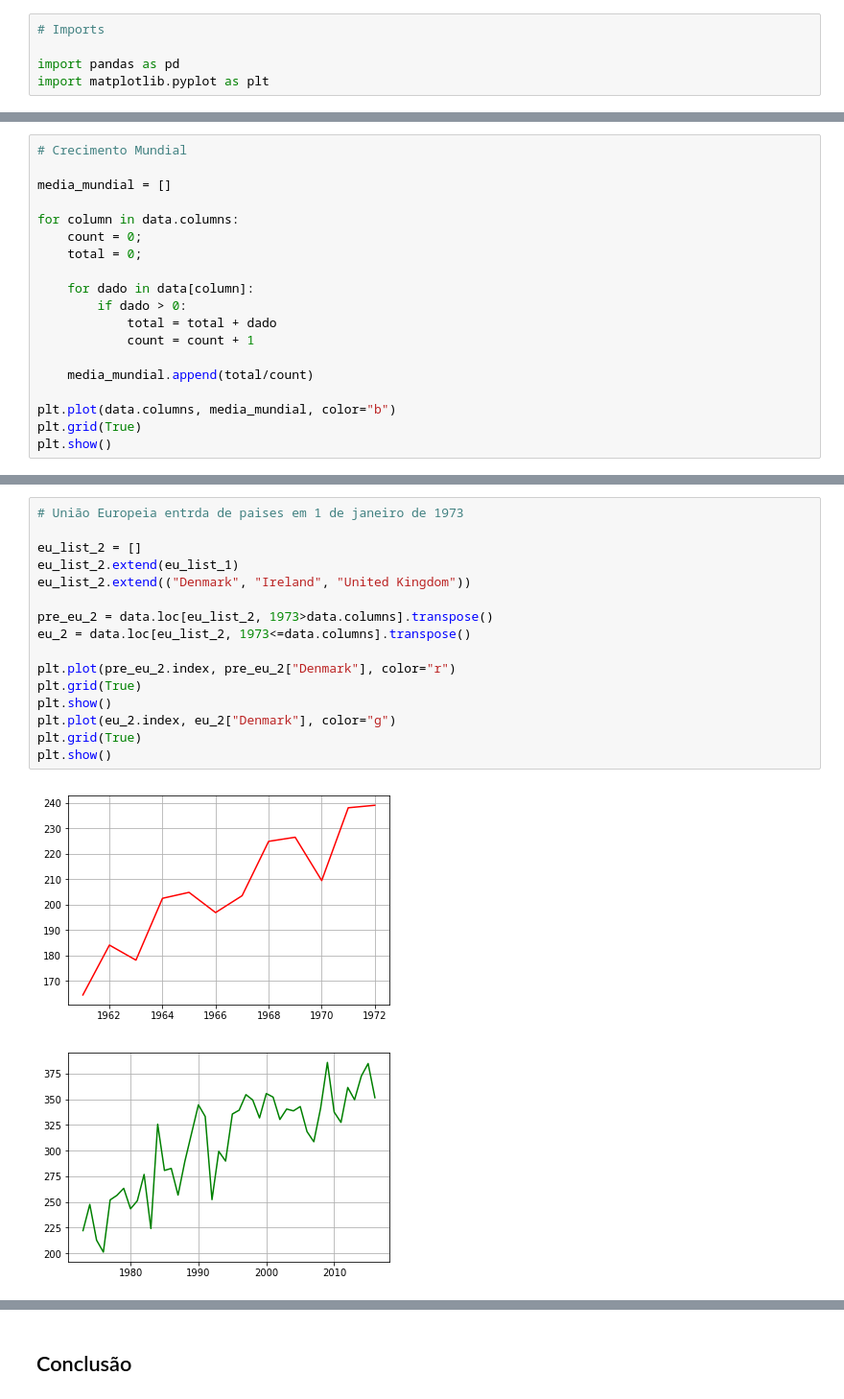
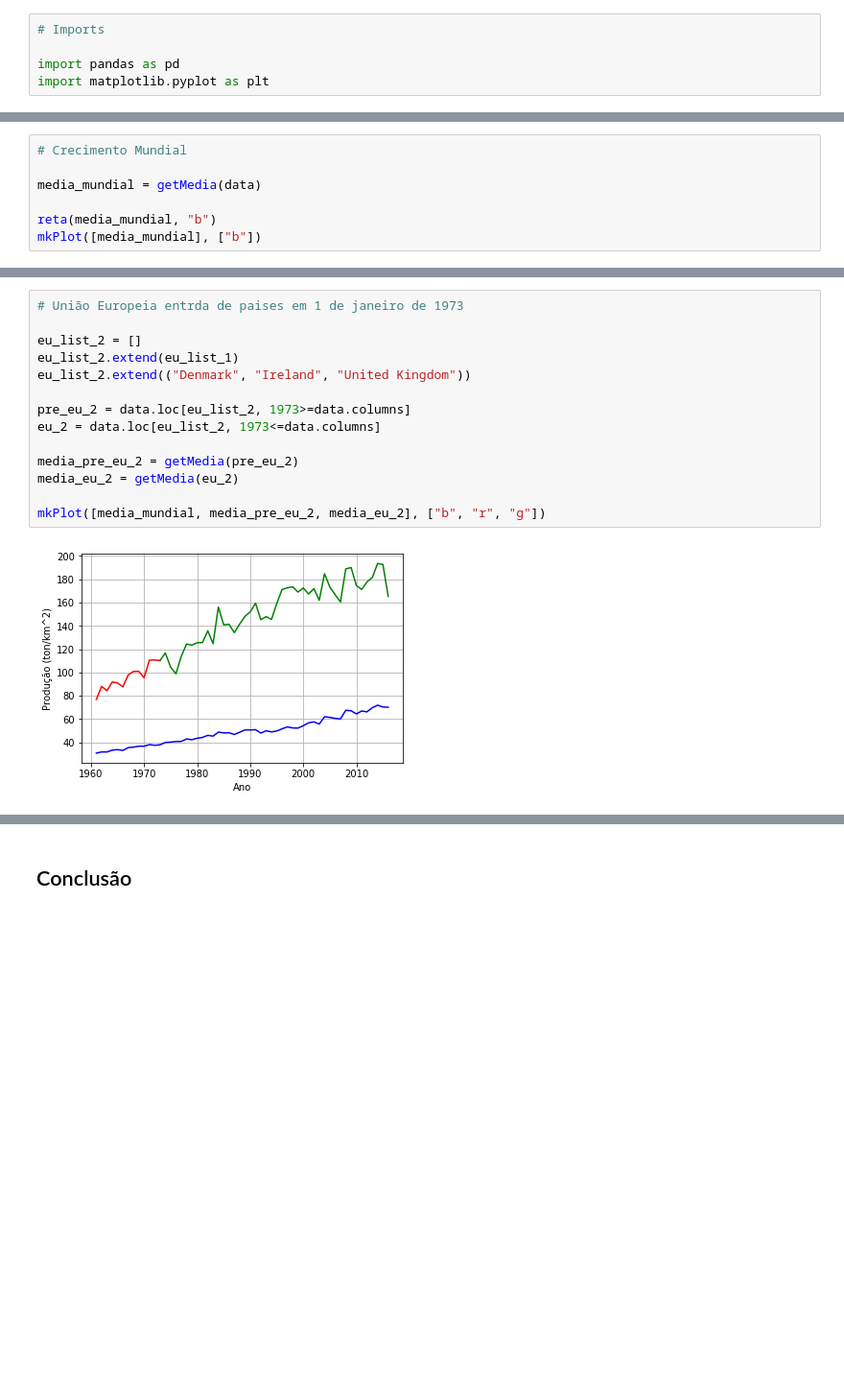
Before and after one commit to Peng1104/Ciencia-dos-Dados, a Jupyter notebook: Projeto1.ipynb, the cells around one changed output, grey strips where cells are left out. Shown: that part at 96% size. Cells and saved outputs as stored; diff of their text form; blank space fills up the shorter version.

```diff
--- a/Projeto1.ipynb
+++ b/Projeto1.ipynb
@@ -66,20 +87 @@ data.head(3)
 3 rows × 56 columns
-# %%
-# Crecimento Mundial
-
-media_mundial = []
-
-for column in data.columns:
-    count = 0;
-    total = 0;
-
-    for dado in data[column]:
-        if dado > 0:
-            total = total + dado
-            count = count + 1
-
-    media_mundial.append(total/count)
-
-plt.plot(data.columns, media_mundial, color="b")
-plt.grid(True)
-plt.show()
@@ -87,0 +132,7 @@ plt.show()
+# %%
+# Crecimento Mundial
+
+media_mundial = getMedia(data)
+
+reta(media_mundial, "b")
+mkPlot([media_mundial], ["b"])
@@ -175,22 +165,19 @@ Name: Germany, dtype: float64
 # %%
 # União Europeia entrda de paises em 1 de janeiro de 1973
 
 eu_list_2 = []
 eu_list_2.extend(eu_list_1)
 eu_list_2.extend(("Denmark", "Ireland", "United Kingdom"))
 
-pre_eu_2 = data.loc[eu_list_2, 1973>data.columns].transpose()
-eu_2 = data.loc[eu_list_2, 1973<=data.columns].transpose()
+pre_eu_2 = data.loc[eu_list_2, 1973>=data.columns]
+eu_2 = data.loc[eu_list_2, 1973<=data.columns]
 
-plt.plot(pre_eu_2.index, pre_eu_2["Denmark"], color="r")
-plt.grid(True)
-plt.show()
-plt.plot(eu_2.index, eu_2["Denmark"], color="g")
-plt.grid(True)
-plt.show()
+media_pre_eu_2 = getMedia(pre_eu_2)
+media_eu_2 = getMedia(eu_2)
+
+mkPlot([media_mundial, media_pre_eu_2, media_eu_2], ["b", "r", "g"])
 # %% [output]
-[figure, old version]
+[figure, new version]
-[figure, removed]
 # %%
 # União Europeia entrda da Grécia (1 de janeiro de 1981)
 
```
Also changed, not shown: parts of 16 cells of this notebook.
